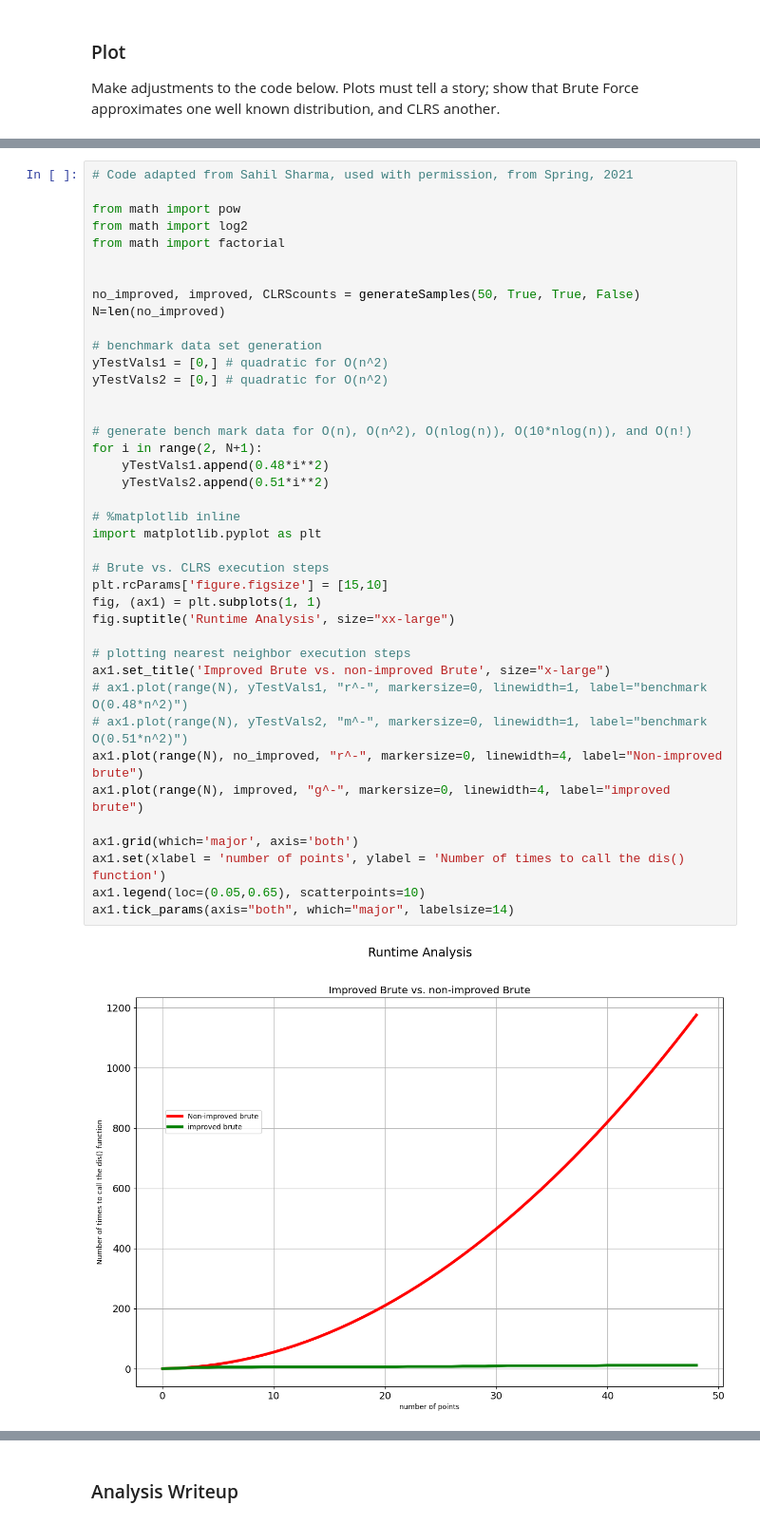
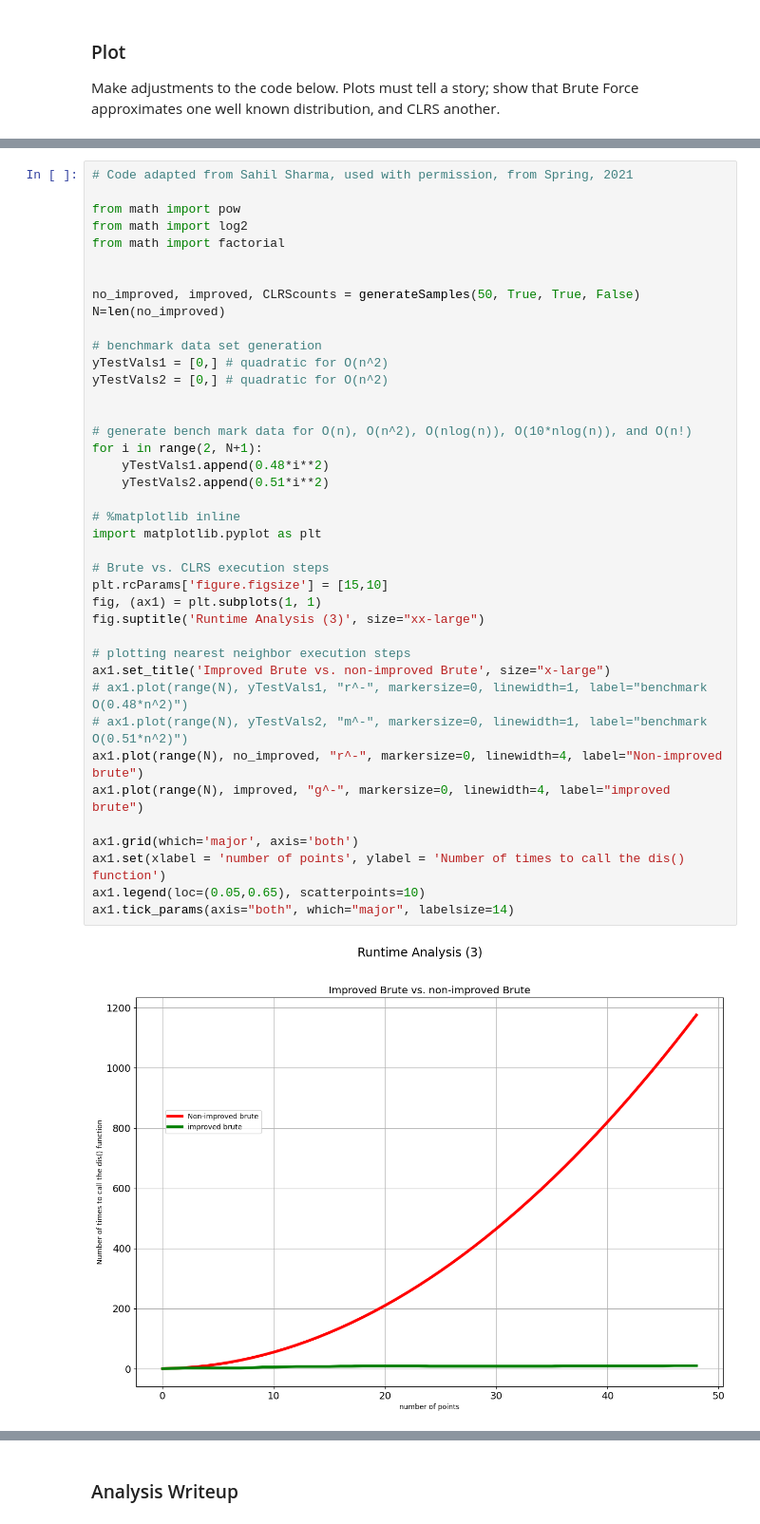
Before and after one commit to daz005/jhu_foundations-of-algorithms, a Jupyter notebook: PA1_SU24_closestPoints_sol.ipynb, the cells around one changed output, grey strips where cells are left out. Shown at 95% size. Drawn from its saved outputs; the diff is of its cells as text.

```diff
--- a/PA1_SU24_closestPoints_sol.ipynb
+++ b/PA1_SU24_closestPoints_sol.ipynb
@@ -663,35 +663,35 @@ N=len(no_improved)
 
 # benchmark data set generation
 yTestVals1 = [0,] # quadratic for O(n^2)
 yTestVals2 = [0,] # quadratic for O(n^2)
 
 
 # generate bench mark data for O(n), O(n^2), O(nlog(n)), O(10*nlog(n)), and O(n!)
 for i in range(2, N+1):
     yTestVals1.append(0.48*i**2)
     yTestVals2.append(0.51*i**2)
 
 # %matplotlib inline
 import matplotlib.pyplot as plt
 
 # Brute vs. CLRS execution steps
 plt.rcParams['figure.figsize'] = [15,10]
 fig, (ax1) = plt.subplots(1, 1)
-fig.suptitle('Runtime Analysis', size="xx-large")
+fig.suptitle('Runtime Analysis (3)', size="xx-large")
 
 # plotting nearest neighbor execution steps
 ax1.set_title('Improved Brute vs. non-improved Brute', size="x-large")
 # ax1.plot(range(N), yTestVals1, "r^-", markersize=0, linewidth=1, label="benchmark O(0.48*n^2)")
 # ax1.plot(range(N), yTestVals2, "m^-", markersize=0, linewidth=1, label="benchmark O(0.51*n^2)")
 ax1.plot(range(N), no_improved, "r^-", markersize=0, linewidth=4, label="Non-improved brute")
 ax1.plot(range(N), improved, "g^-", markersize=0, linewidth=4, label="improved brute")
 
 ax1.grid(which='major', axis='both')
 ax1.set(xlabel = 'number of points', ylabel = 'Number of times to call the dis() function')
 ax1.legend(loc=(0.05,0.65), scatterpoints=10)
 ax1.tick_params(axis="both", which="major", labelsize=14)
 # %% [output]
-[figure, old version]
+[figure, new version]
 # %%
 # Code adapted from Sahil Sharma, used with permission, from Spring, 2021
 
```
Also changed, not shown: parts of 4 cells of this notebook.
